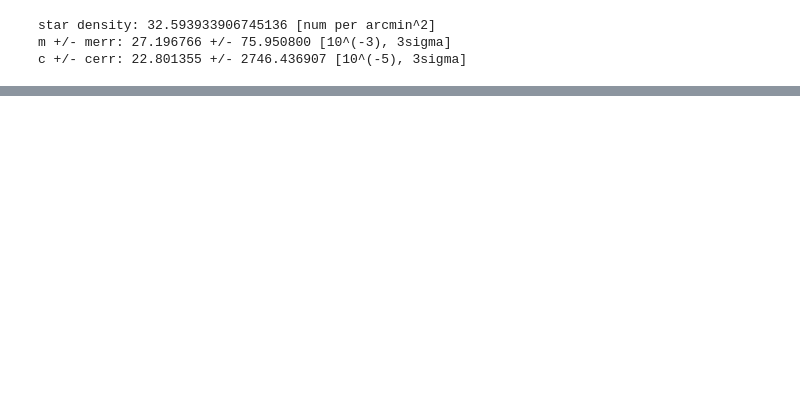
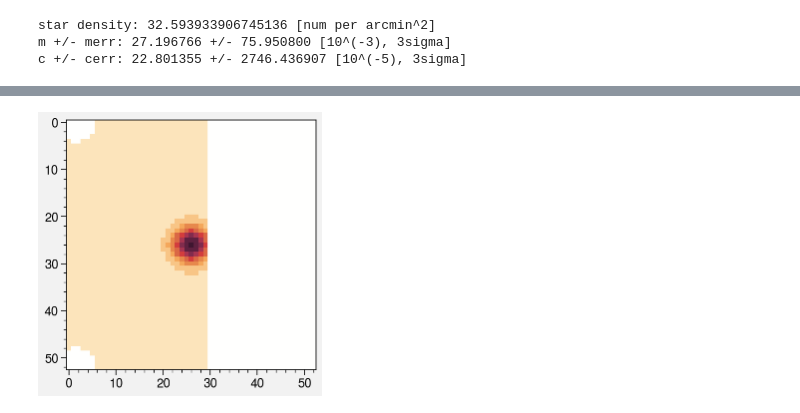
Before and after one commit to beckermr/misc, a Jupyter notebook: work/lens_mask_edges/test_msk.ipynb, the cells around one changed output, grey strips where cells are left out. Cells and saved outputs as stored; diff of their text form; code cells hidden in the pictures; blank space fills up the shorter version.

```diff
--- a/work/lens_mask_edges/test_msk.ipynb
+++ b/work/lens_mask_edges/test_msk.ipynb
@@ -47,0 +181,8 @@ axs.set_ylim(0, mbobs[0][0].image.shape[0])
+# %%
+obs = meas_one_im(g1=0.02, g2=0, mask_delta1=4, mask_delta2=None, rotate=False)[-1]
+
+fig, axs = pplt.subplots()
+axs.imshow(obs.image * obs.weight)
+axs.grid(False)
+# %% [output]
+[figure, added]
```
Also changed, not shown: parts of 6 cells of this notebook, 1 other file.
